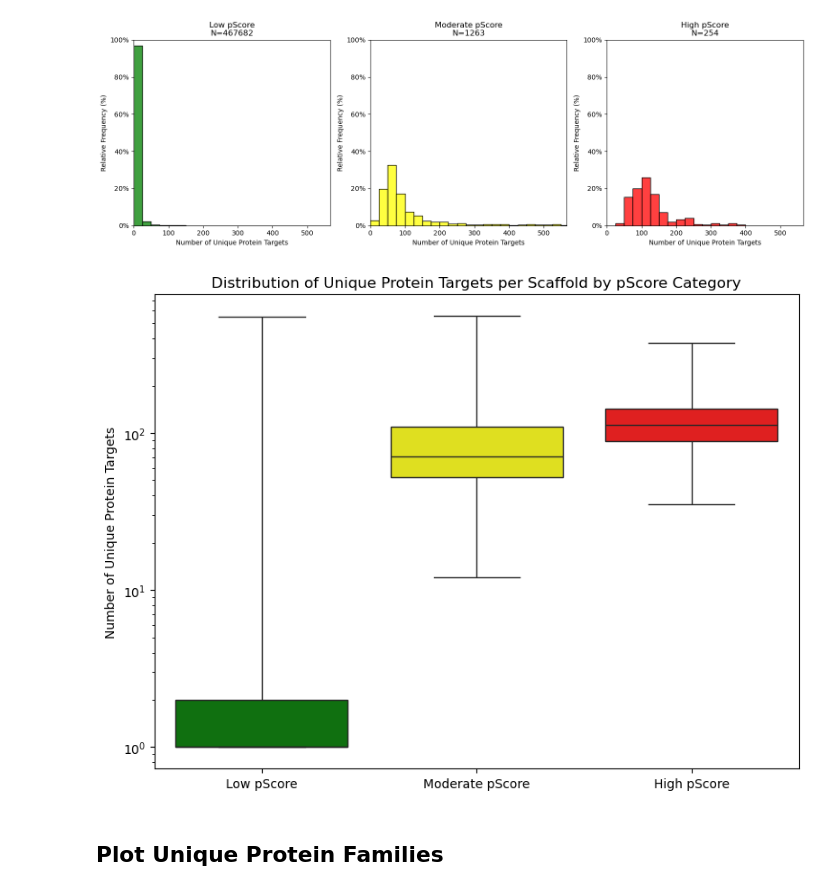
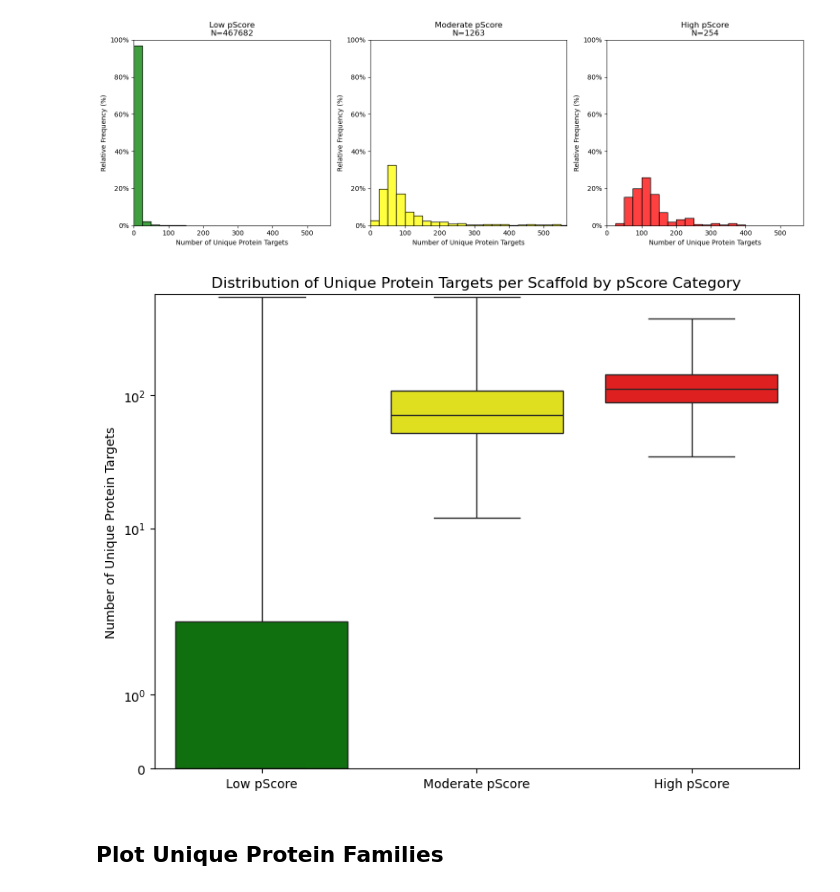
Before and after one commit to unmtransinfo/Badapple2, a Jupyter notebook: src/notebooks/target_pscore_analysis.ipynb, the cells around one changed output. Drawn from its saved outputs; the diff is of its cells as text; code cells hidden in the pictures.

Commit message:
fix bug, use null instead of nan for int vals

```diff
--- a/src/notebooks/target_pscore_analysis.ipynb
+++ b/src/notebooks/target_pscore_analysis.ipynb
@@ -266,20 +266,30 @@ def create_histogram_plots(stats_df: pd.DataFrame, bins: np.ndarray, x_col: str,
     plt.show()
 # %%
 def create_boxplots(stats_df: pd.DataFrame, x_col: str, y_col: str, hue_col: str, yscale: str, ylabel: str, title: str,
-                    whiskers: tuple = (0,100), pallette=PSCORE_COLORS, xlabel: str = ""):
+                    whiskers: tuple = (0,100), pallette=PSCORE_COLORS, xlabel: str = "",
+                    linthresh = None, ylim: tuple = None):
     plt.figure(figsize=(8, 6))
     sns.boxplot(data=stats_df, x=x_col, y=y_col, hue=hue_col, palette=pallette, whis=whiskers)
     plt.yscale(yscale)
+    if linthresh is not None:
+        plt.yscale(yscale, linthresh=linthresh)
+    if ylim is not None:
+        plt.ylim(ylim)
     plt.xlabel(xlabel)
     plt.ylabel(ylabel)
     plt.title(title)
     plt.tight_layout()
     plt.show()
+# %%
+# for float vals
+nan_set = set([np.nan])
+# for int vals
+null_val_set = set([pd.NA])
 # %% [markdown]
 ## Plot Unique Targets
 # %%
 scaf_stats = merged_df.groupby("scafid").agg(
-    unique_targets=("target_id", lambda x: len(set(x))),
+    unique_targets=("target_id", lambda x: len(set(x) - null_val_set)),
     pscore=("pscore", "first")
 ).reset_index()
 # %%
@@ -312,10 +321,11 @@ create_histogram_plots(scaf_stats, bins, x_col, xlabel, xlim, ylim)
 [figure]
 # %%
 create_boxplots(scaf_stats, "pScore_category", "unique_targets", "pScore_category",
-                "log", "Number of Unique Protein Targets",
-                "Distribution of Unique Protein Targets per Scaffold by pScore Category")
+                "symlog", "Number of Unique Protein Targets",
+                "Distribution of Unique Protein Targets per Scaffold by pScore Category",
+                linthresh=None, ylim=(0, len(protein_target_df) + 10))
 # %% [output]
-[figure, old version]
+[figure, new version]
 # %% [markdown]
 ## Plot Unique Protein Families
 # %%
```
Also changed, not shown: parts of 3 cells of this notebook.
